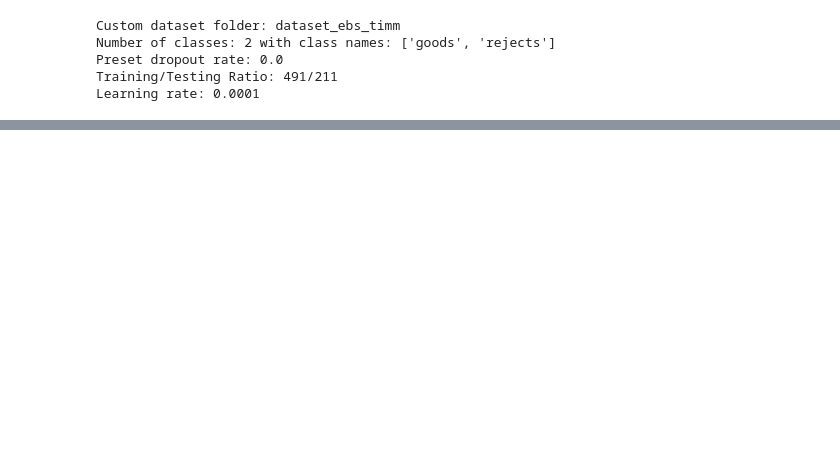
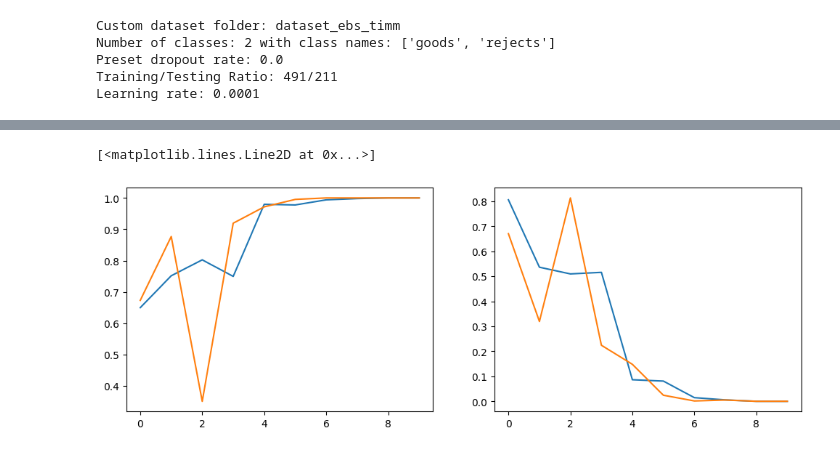
Before and after one commit to theerawatramchuen/vit_img_classif, a Jupyter notebook: vit_ebs_timm_gpt-4-turbo.ipynb, the cells around one changed output, grey strips where cells are left out. Cells and saved outputs as stored; diff of their text form; code cells hidden in the pictures; blank space fills up the shorter version.

Commit message:
Fixed incomplete code for trend graph error

```diff
--- a/vit_ebs_timm_gpt-4-turbo.ipynb
+++ b/vit_ebs_timm_gpt-4-turbo.ipynb
@@ -127,8 +129,15 @@ Epoch 8/10.. Train loss: 0.0060.. Train accuracy: 0.9980.. Val loss: 0.0054.. Va
 # %%
 # Plot trend chart for Accuracy and Loss
 plt.figure(figsize=(12, 4))
 plt.subplot(1, 2, 1)
-plt.plot(train_acc_history, label='
+plt.plot(train_acc_history, label='Training Accuracy')
+plt.plot(val_acc_history, label='Validation Accuracy')
+plt.subplot(1, 2, 2)
+plt.plot(train_loss_history, label='Training Loss')
+plt.plot(val_loss_history, label='Validation Loss')
+# %% [output]
+[<matplotlib.lines.Line2D at 0x...>]
+[figure, added]
 # %%
 # Save the model
 timestamp = datetime.now().strftime('%Y%m%d_%H%M%S')
```
Also changed, not shown: parts of 2 cells of this notebook.
